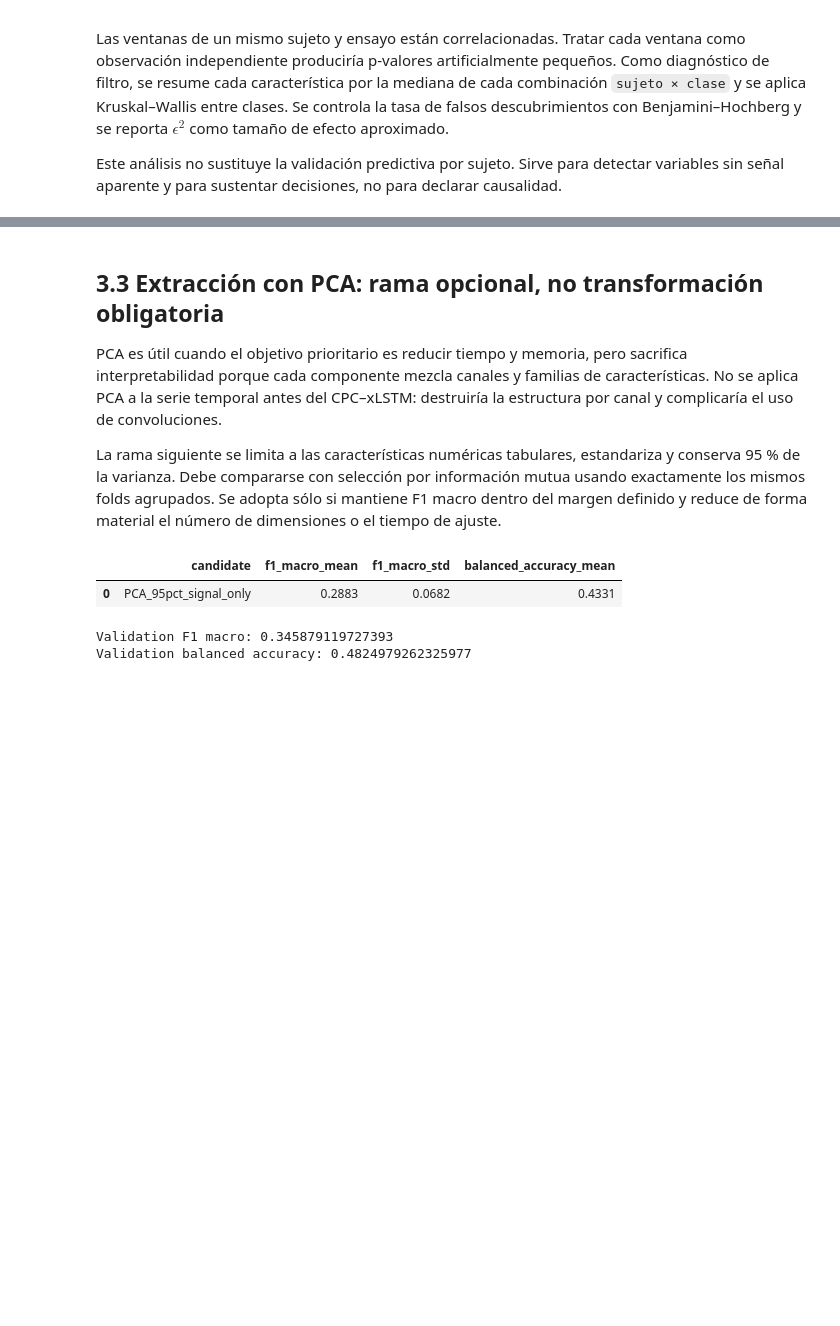
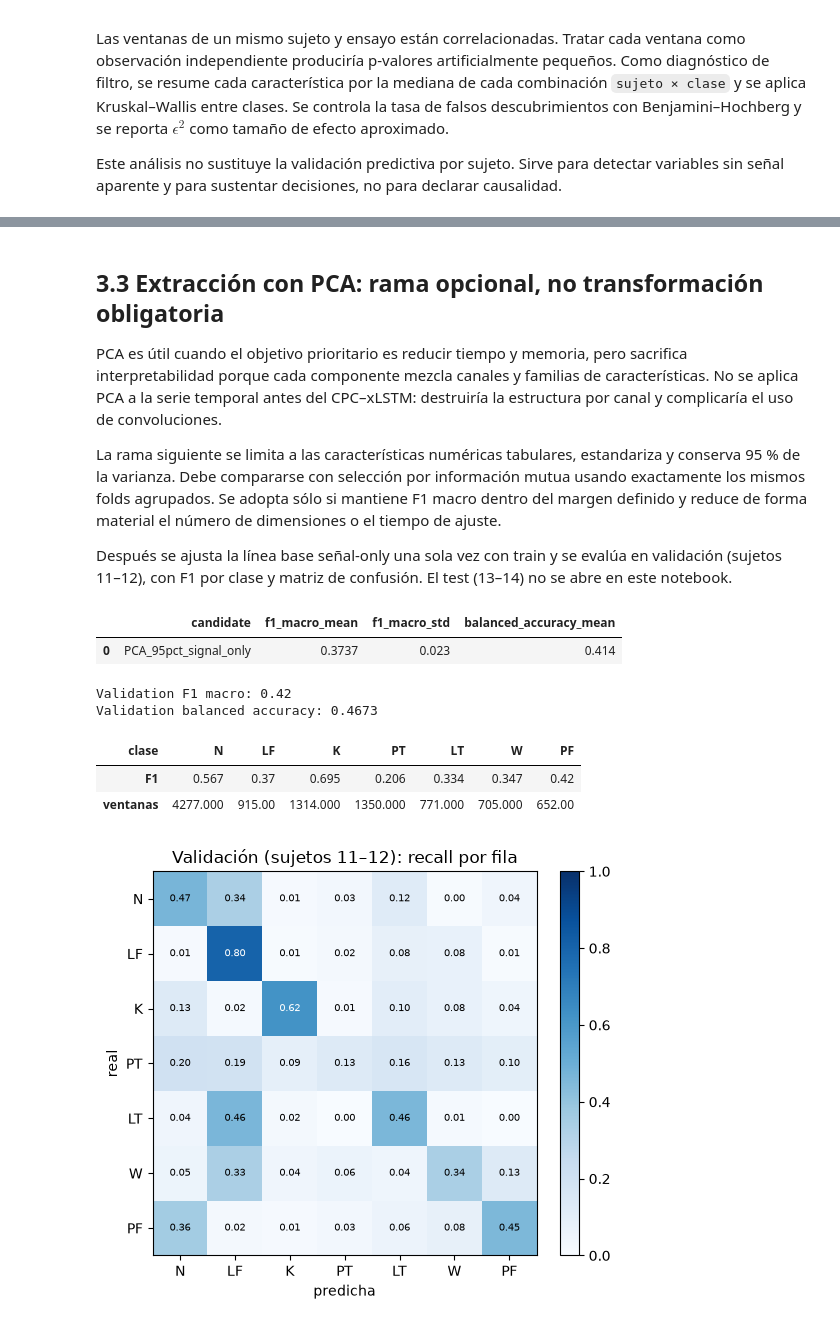
Before and after one commit to Paola-leon/human-activity-recognition, a Jupyter notebook: notebooks/avance2.equipo1.ipynb, the cells around one changed output, grey strips where cells are left out. Drawn from its saved outputs; the diff is of its cells as text; code cells hidden in the pictures; blank space fills up the shorter version.

```diff
--- a/notebooks/avance2.equipo1.ipynb
+++ b/notebooks/avance2.equipo1.ipynb
@@ -595,18 +914,19 @@ def distribution_diagnostics(raw_windows, transformed_windows, max_points=5_000)
             })
     return pd.DataFrame(rows)
 
-diagnostics = distribution_diagnostics(X_windows[train_mask], X_train_seq)
-display(diagnostics.round(4))
+diagnostics = distribution_diagnostics(X_diag_raw, X_diag_scaled)
+display(diagnostics.pivot(index='channel', columns='stage', values=['skew', 'excess_kurtosis', 'median', 'iqr']).round(3))
 
 fig, axes = plt.subplots(2, 4, figsize=(14, 6))
 for channel_idx, ax in enumerate(axes.ravel()):
-    raw = X_windows[train_mask, channel_idx, :].ravel()
-    transformed = X_train_seq[:, channel_idx, :].ravel()
-    ax.hist(raw, bins=60, density=True, alpha=0.45, label='Norm_RMS')
+    raw = X_diag_raw[:, channel_idx, :].ravel()
+    transformed = X_diag_scaled[:, channel_idx, :].ravel()
+    ax.hist(raw, bins=60, density=True, alpha=0.45, label='Norm_RMS (%MVC)')
     ax.hist(transformed, bins=60, density=True, alpha=0.45, label='transformada')
     ax.set_title(f'Canal {channel_idx + 1}')
     if channel_idx == 0:
         ax.legend(fontsize=8)
 fig.suptitle('Distribución antes y después — sólo sujetos de entrenamiento')
 fig.tight_layout()
+plt.show()
 # %% [output]
@@ -817,6 +1201,8 @@ display(cv_results.round(4))
 PCA es útil cuando el objetivo prioritario es reducir tiempo y memoria, pero sacrifica interpretabilidad porque cada componente mezcla canales y familias de características. No se aplica PCA a la serie temporal antes del CPC–xLSTM: destruiría la estructura por canal y complicaría el uso de convoluciones.
 
 La rama siguiente se limita a las características numéricas tabulares, estandariza y conserva 95 % de la varianza. Debe compararse con selección por información mutua usando exactamente los mismos folds agrupados. Se adopta sólo si mantiene F1 macro dentro del margen definido y reduce de forma material el número de dimensiones o el tiempo de ajuste.
+
+Después se ajusta la línea base señal-only una sola vez con train y se evalúa en validación (sujetos 11–12), con F1 por clase y matriz de confusión. El test (13–14) no se abre en este notebook.
 # %%
 pca_model = Pipeline([
     ('columns', ColumnTransformer([
@@ -829,35 +1215,57 @@ pca_model = Pipeline([
     ('pca', PCA(n_components=0.95, svd_solver='full', random_state=SEED)),
     ('classifier', LogisticRegression(
         max_iter=3_000, class_weight='balanced', solver='lbfgs', random_state=SEED
     )),
 ])
 
 pca_scores = cross_validate(
     pca_model, X_development, y_development,
     groups=development_groups, cv=group_cv, scoring=scoring, n_jobs=-1,
     return_train_score=False, error_score='raise',
 )
 display(pd.DataFrame([{
     'candidate': 'PCA_95pct_signal_only',
     'f1_macro_mean': pca_scores['test_f1_macro'].mean(),
     'f1_macro_std': pca_scores['test_f1_macro'].std(ddof=1),
     'balanced_accuracy_mean': pca_scores['test_balanced_accuracy'].mean(),
 }]).round(4))
 
 # Después de elegir con train-CV, ajustar una sola vez en train y evaluar primero en validation.
 X_train_tab = feature_table.loc[feature_table['split'].eq('train')].drop(columns=[TARGET_COLUMN])
 y_train_tab = feature_table.loc[feature_table['split'].eq('train'), TARGET_COLUMN].to_numpy()
 X_valid_tab = feature_table.loc[feature_table['split'].eq('validation')].drop(columns=[TARGET_COLUMN])
 y_valid_tab = feature_table.loc[feature_table['split'].eq('validation'), TARGET_COLUMN].to_numpy()
 
 final_tabular_model = signal_only_model.fit(X_train_tab, y_train_tab)
 valid_prediction = final_tabular_model.predict(X_valid_tab)
-print('Validation F1 macro:', f1_score(y_valid_tab, valid_prediction, average='macro', zero_division=0))
-print('Validation balanced accuracy:', balanced_accuracy_score(y_valid_tab, valid_prediction))
+print('Validation F1 macro:', round(f1_score(y_valid_tab, valid_prediction, average='macro', zero_division=0), 4))
+print('Validation balanced accuracy:', round(balanced_accuracy_score(y_valid_tab, valid_prediction), 4))
+
+class_ids = list(range(len(LABEL_ORDER)))
+display(pd.DataFrame({
+    'F1': f1_score(y_valid_tab, valid_prediction, labels=class_ids, average=None, zero_division=0),
+    'ventanas': np.bincount(y_valid_tab, minlength=len(LABEL_ORDER)),
+}, index=pd.Index(LABEL_ORDER, name='clase')).T.round(3))
+
+cm = confusion_matrix(y_valid_tab, valid_prediction, labels=class_ids, normalize='true')
+fig, ax = plt.subplots(figsize=(5.5, 4.8))
+image = ax.imshow(cm, cmap='Blues', vmin=0, vmax=1)
+ax.set(xticks=class_ids, yticks=class_ids, xticklabels=LABEL_ORDER, yticklabels=LABEL_ORDER,
+       xlabel='predicha', ylabel='real', title='Validación (sujetos 11–12): recall por fila')
+for i in class_ids:
+    for j in class_ids:
+        ax.text(j, i, f'{cm[i, j]:.2f}', ha='center', va='center', fontsize=7, color='white' if cm[i, j] > 0.5 else 'black')
+fig.colorbar(image, ax=ax, fraction=0.046)
+fig.tight_layout()
+plt.show()
 
 # El test (sujetos 13–14) se abre una sola vez tras congelar todas las decisiones.
 # %% [output]
 |  | candidate | f1_macro_mean | f1_macro_std | balanced_accuracy_mean |
-| 0 | PCA_95pct_signal_only | 0.2883 | 0.0682 | 0.4331 |
+| 0 | PCA_95pct_signal_only | 0.3737 | 0.023 | 0.414 |
-Validation F1 macro: 0.345879119727393
-Validation balanced accuracy: 0.4824979262325977
+Validation F1 macro: 0.42
+Validation balanced accuracy: 0.4673
+| clase | N | LF | K | PT | LT | W | PF |
+| F1 | 0.567 | 0.37 | 0.695 | 0.206 | 0.334 | 0.347 | 0.42 |
+| ventanas | 4277.000 | 915.00 | 1314.000 | 1350.000 | 771.000 | 705.000 | 652.00 |
+[figure, added]
```
Also changed, not shown: parts of 47 cells of this notebook, 1 other file.
